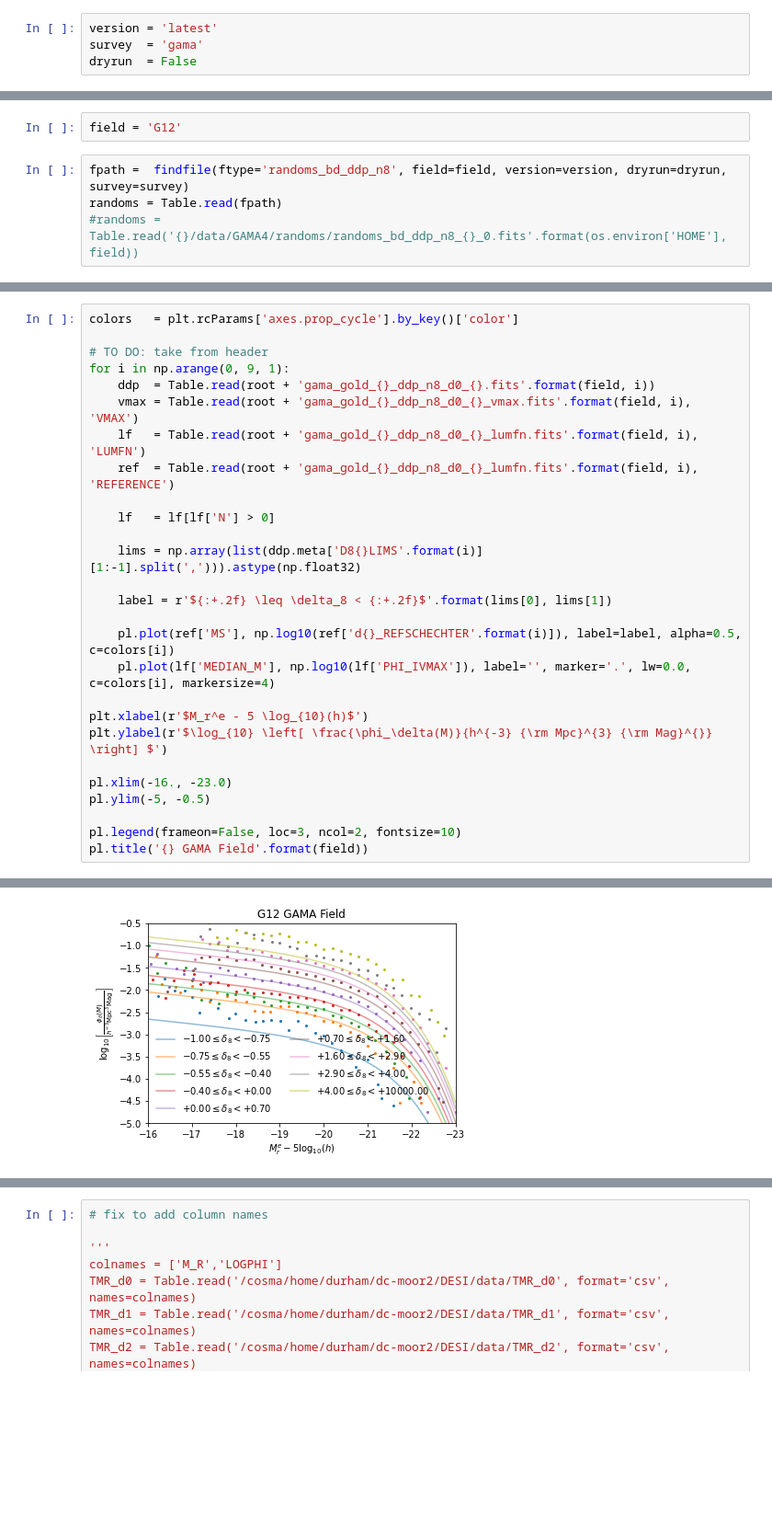
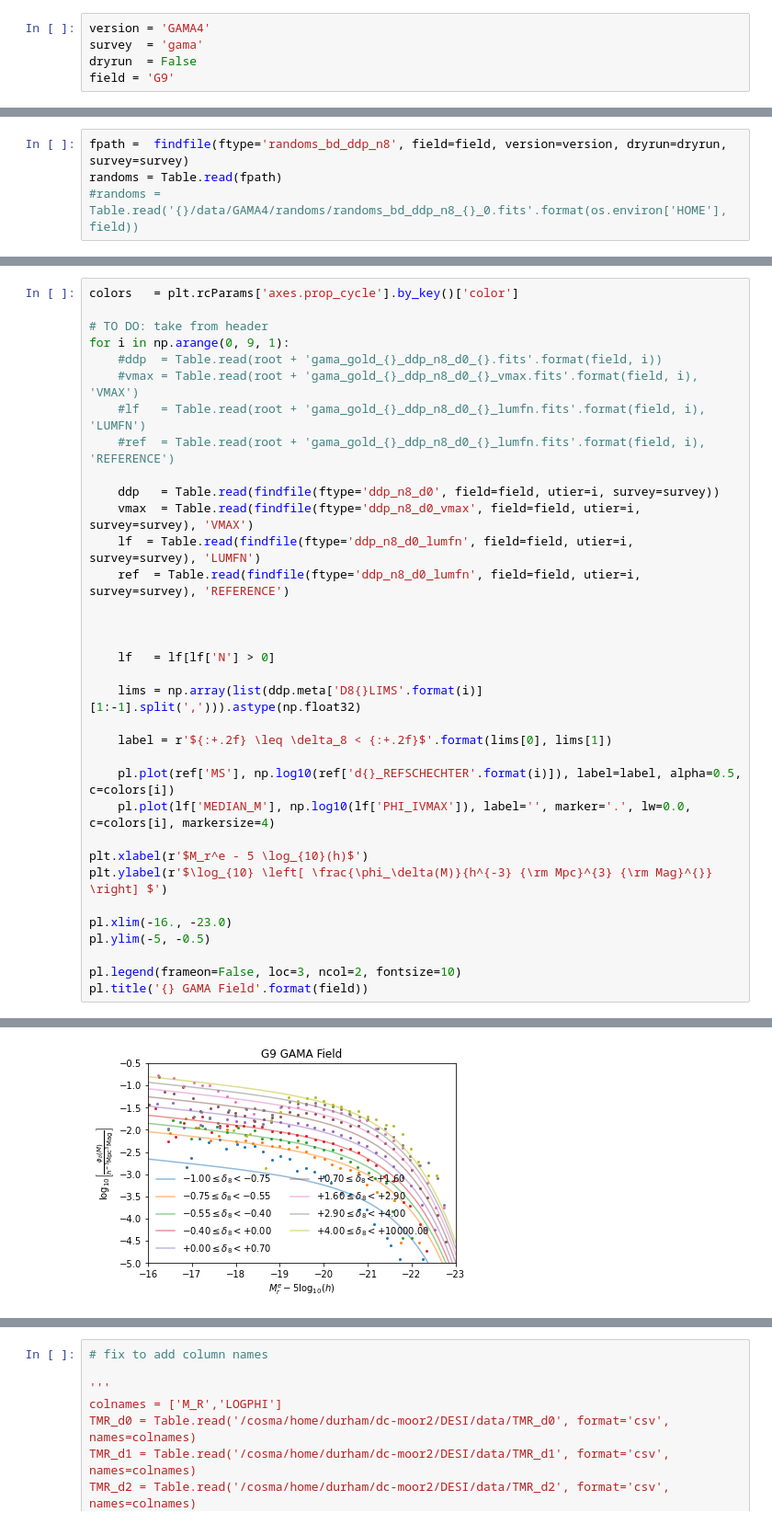
Before and after one commit to SgmAstro/DESI, a Jupyter notebook: docs/nb/d8LF_qa.ipynb, the cells around one changed output, grey strips where cells are left out. Shown at 92% size. Saved outputs shown, nothing was run; the diff lists cells and outputs as text; blank space fills up the shorter version.

Commit message:
Fix LF ratio plots

```diff
--- a/docs/nb/d8LF_qa.ipynb
+++ b/docs/nb/d8LF_qa.ipynb
@@ -18,9 +18,10 @@ from gama_limits   import gama_field
 from delta8_limits import d8_limits, delta8_tier
 from findfile      import findfile
 # %%
-version = 'latest'
+version = 'GAMA4'
 survey  = 'gama'
 dryrun  = False
+field = 'G9'
 # %%
 # TODO: clean up root below in LF cells
 root = '{}/data/GAMA4/'.format(os.environ['HOME'])
@@ -40,8 +41,6 @@ ddps = ddps[1].header
 #ddps
 # %%
 #! ls /global/cscratch1/sd/mjwilson/desi/BGS/Sam
-# %%
-field = 'G12'
 # %%
 fpath =  findfile(ftype='randoms_bd_ddp_n8', field=field, version=version, dryrun=dryrun, survey=survey)
 randoms = Table.read(fpath)
@@ -74,10 +79,17 @@ colors   = plt.rcParams['axes.prop_cycle'].by_key()['color']
 
 # TO DO: take from header
 for i in np.arange(0, 9, 1):
-    ddp  = Table.read(root + 'gama_gold_{}_ddp_n8_d0_{}.fits'.format(field, i))
-    vmax = Table.read(root + 'gama_gold_{}_ddp_n8_d0_{}_vmax.fits'.format(field, i), 'VMAX')
-    lf   = Table.read(root + 'gama_gold_{}_ddp_n8_d0_{}_lumfn.fits'.format(field, i), 'LUMFN')
-    ref  = Table.read(root + 'gama_gold_{}_ddp_n8_d0_{}_lumfn.fits'.format(field, i), 'REFERENCE')
+    #ddp  = Table.read(root + 'gama_gold_{}_ddp_n8_d0_{}.fits'.format(field, i))
+    #vmax = Table.read(root + 'gama_gold_{}_ddp_n8_d0_{}_vmax.fits'.format(field, i), 'VMAX')
+    #lf   = Table.read(root + 'gama_gold_{}_ddp_n8_d0_{}_lumfn.fits'.format(field, i), 'LUMFN')
+    #ref  = Table.read(root + 'gama_gold_{}_ddp_n8_d0_{}_lumfn.fits'.format(field, i), 'REFERENCE')
+
+    ddp   = Table.read(findfile(ftype='ddp_n8_d0', field=field, utier=i, survey=survey))
+    vmax  = Table.read(findfile(ftype='ddp_n8_d0_vmax', field=field, utier=i, survey=survey), 'VMAX')
+    lf  = Table.read(findfile(ftype='ddp_n8_d0_lumfn', field=field, utier=i, survey=survey), 'LUMFN')
+    ref  = Table.read(findfile(ftype='ddp_n8_d0_lumfn', field=field, utier=i, survey=survey), 'REFERENCE')
+
+
 
     lf   = lf[lf['N'] > 0]
 
@@ -110,4 +177,4 @@ Text(0.5, 1.0, 'G12 GAMA Field')
-[figure, old version]
+[figure, new version]
 # %%
 colors   = plt.rcParams['axes.prop_cycle'].by_key()['color']
 
```
Also changed, not shown: parts of 8 cells of this notebook.
